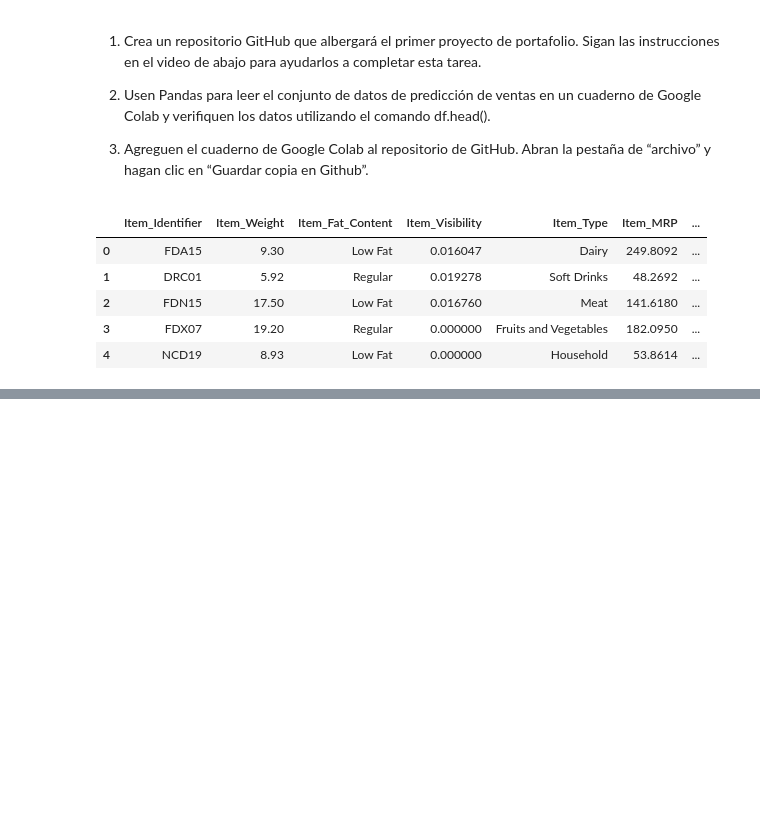
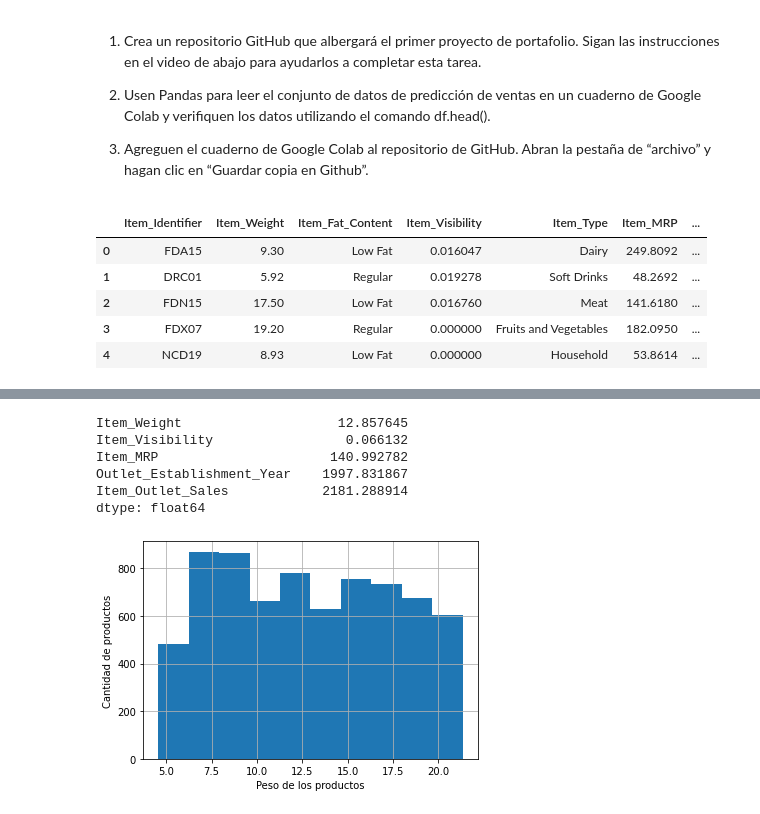
Before and after one commit to jesspl/prediction, a Jupyter notebook: predicciones_de_ventas.ipynb, the cells around one changed output, grey strips where cells are left out. Saved outputs shown, nothing was run; the diff lists cells and outputs as text; code cells hidden in the pictures; blank space fills up the shorter version.

```diff
--- a/predicciones_de_ventas.ipynb
+++ b/predicciones_de_ventas.ipynb
@@ -21,0 +328,24 @@ df.head()
+# %%
+df.mean()
+# %% [output]
+Item_Weight                    12.857645
+Item_Visibility                 0.066132
+Item_MRP                      140.992782
+Outlet_Establishment_Year    1997.831867
+Item_Outlet_Sales            2181.288914
+dtype: float64
+# %%
+#Histograma
+import matplotlib.pyplot as plt
+import seaborn as sns
+import pandas as pd
+import numpy as np
+
+
+df['Item_Weight'].hist()
+plt.ticklabel_format(useOffset=False, style='plain')
+plt.ylabel("Cantidad de productos")
+plt.xlabel("Peso de los productos")
+plt.show()
+# %% [output]
+[figure, added]
```
Also changed, not shown: parts of 18 cells of this notebook.
